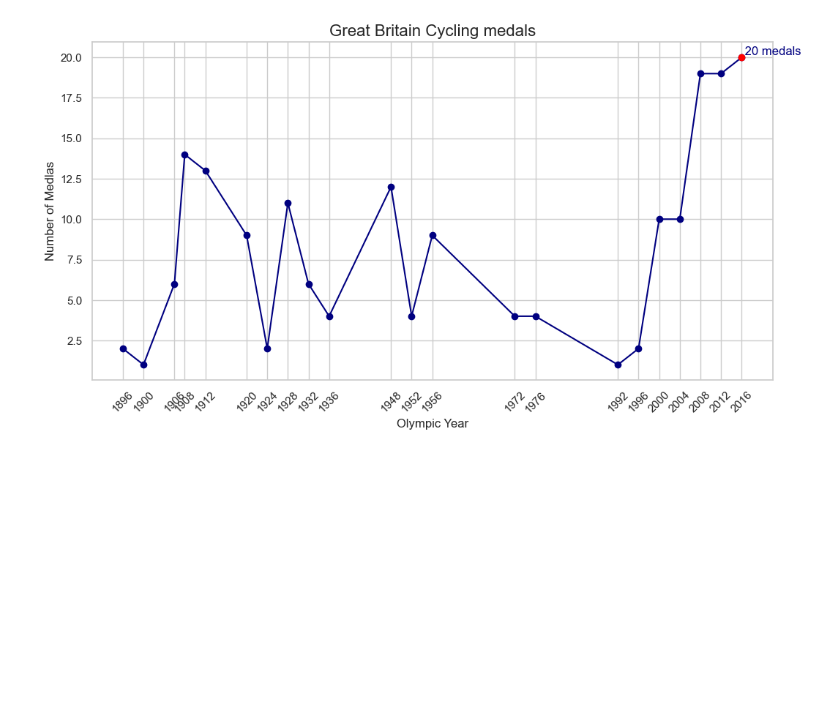
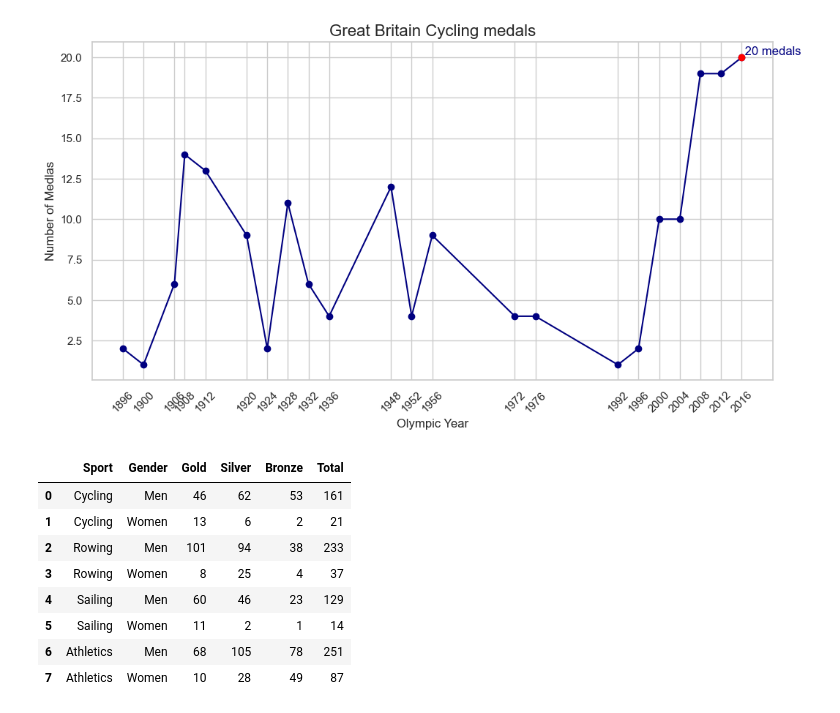
Before and after one commit to nabil0n/Databehandling-AI23-Isak-Andersson, a Jupyter notebook: Project/Local_tests.ipynb, the cells around one changed output. Cells and saved outputs as stored; diff of their text form; code cells hidden in the pictures; blank space fills up the shorter version.

```diff
--- a/Project/Local_tests.ipynb
+++ b/Project/Local_tests.ipynb
@@ -121,3 +141,37 @@ plt.tight_layout
 plt.show()
 # %% [output]
 [figure]
+# %%
+# medal_summary = pd.DataFrame(coumns=['Sport', 'Gender', 'Gold', 'Silver', 'Bronze', 'Total'])
+medal_summary = []
+sports = ['Cycling', 'Rowing', 'Sailing', 'Athletics']
+
+for sport in sports:
+    sport_data = gb_athletes[gb_athletes['Sport'] == sport]
+
+    for gender in ['M', 'F']:
+        medals = sport_data[sport_data['Sex'] == gender]['Medal'].value_counts()
+
+        summary_dict = {
+            'Sport': sport,
+            'Gender': 'Men' if gender == 'M' else 'Women',
+            'Gold': medals.get('Gold', 0),
+            'Silver': medals.get('Silver', 0),
+            'Bronze': medals.get('Bronze', 0),
+            'Total': medals.sum()
+        }
+
+        medal_summary.append(summary_dict)
+
+medal_summary_df = pd.DataFrame(medal_summary)
+medal_summary_df
+# %% [output]
+|  | Sport | Gender | Gold | Silver | Bronze | Total |
+| 0 | Cycling | Men | 46 | 62 | 53 | 161 |
+| 1 | Cycling | Women | 13 | 6 | 2 | 21 |
+| 2 | Rowing | Men | 101 | 94 | 38 | 233 |
+| 3 | Rowing | Women | 8 | 25 | 4 | 37 |
+| 4 | Sailing | Men | 60 | 46 | 23 | 129 |
+| 5 | Sailing | Women | 11 | 2 | 1 | 14 |
+| 6 | Athletics | Men | 68 | 105 | 78 | 251 |
+| 7 | Athletics | Women | 10 | 28 | 49 | 87 |
```
Also changed, not shown: parts of 11 cells of this notebook, 2 other files.
